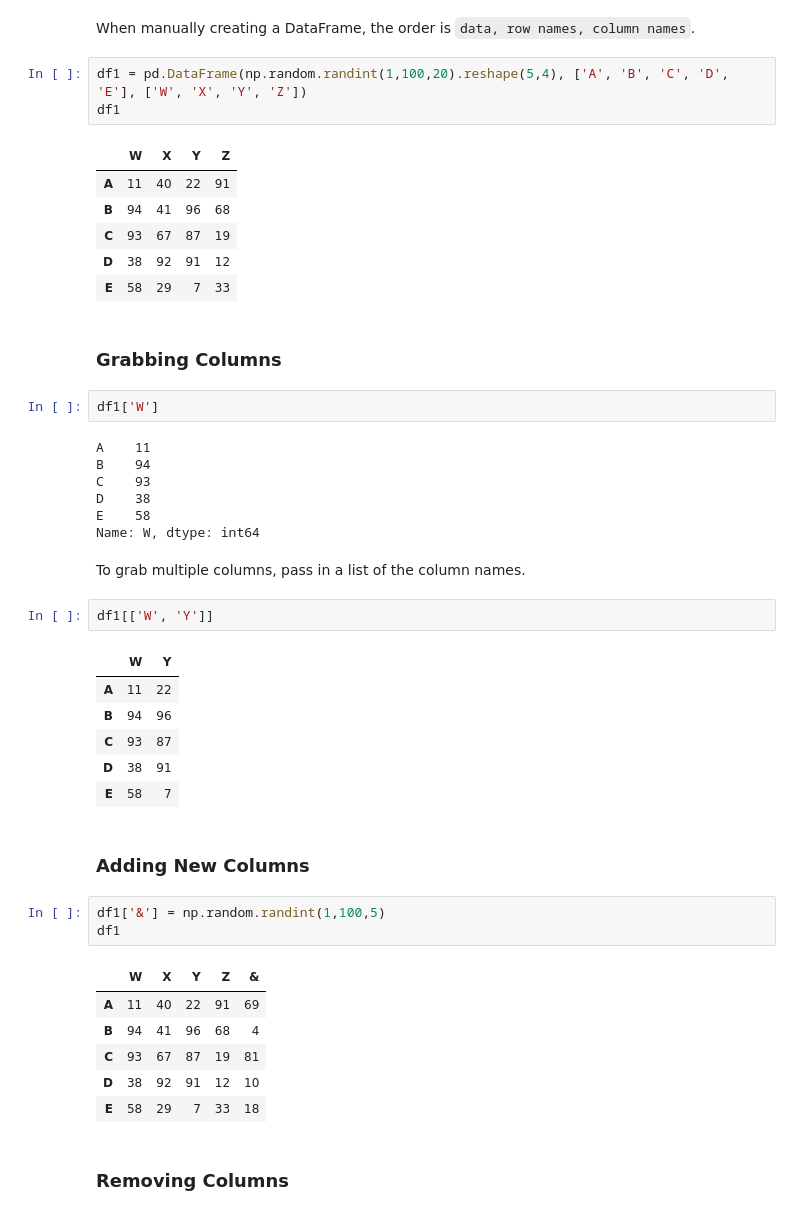
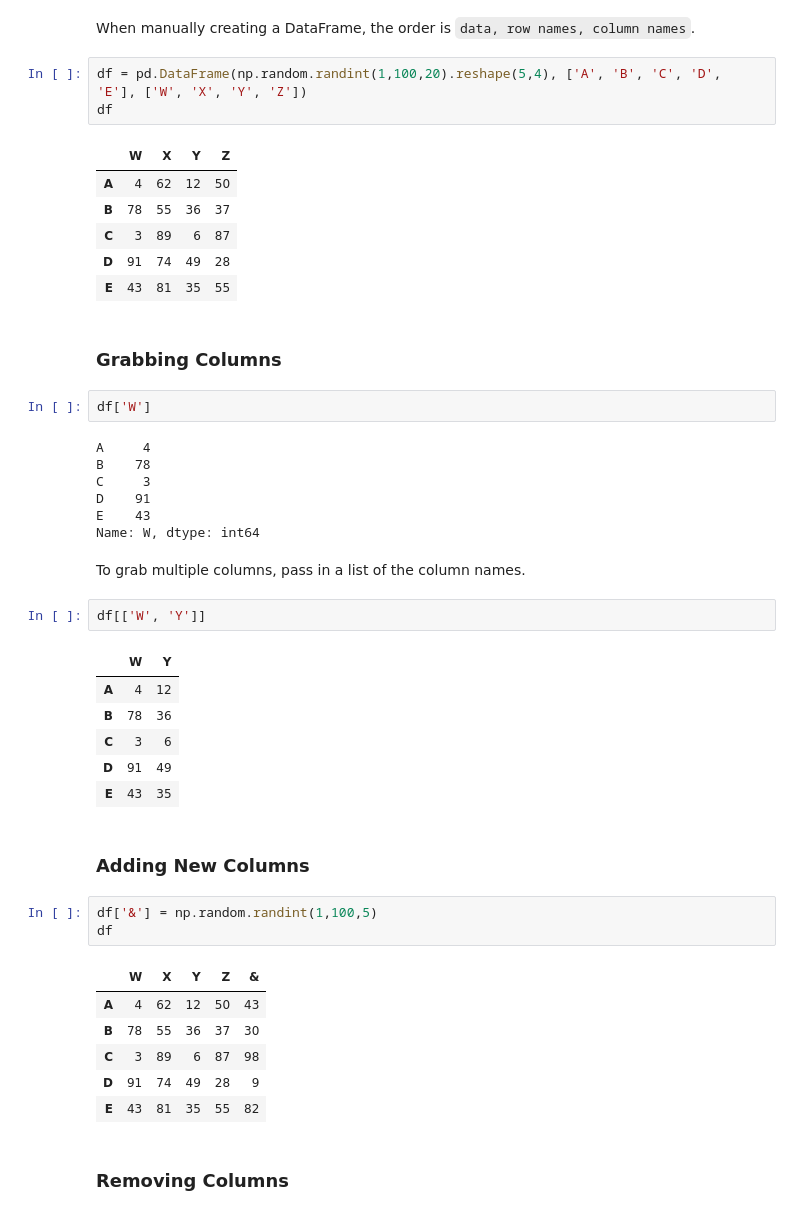
Before and after one commit to alan-lam/Machine-Learning-Resources, a Jupyter notebook: Data Science.ipynb, the cells around one changed output. Cells and saved outputs as stored; diff of their text form.

Commit message:
update data science

```diff
--- a/Data Science.ipynb
+++ b/Data Science.ipynb
@@ -384,49 +384,49 @@ A DataFrame is a bunch of Series with shared indices.
 # %% [markdown]
 When manually creating a DataFrame, the order is `data, row names, column names`.
 # %%
-df1 = pd.DataFrame(np.random.randint(1,100,20).reshape(5,4), ['A', 'B', 'C', 'D', 'E'], ['W', 'X', 'Y', 'Z'])
-df1
+df = pd.DataFrame(np.random.randint(1,100,20).reshape(5,4), ['A', 'B', 'C', 'D', 'E'], ['W', 'X', 'Y', 'Z'])
+df
 # %% [output]
 |  | W | X | Y | Z |
-| A | 11 | 40 | 22 | 91 |
-| B | 94 | 41 | 96 | 68 |
-| C | 93 | 67 | 87 | 19 |
-| D | 38 | 92 | 91 | 12 |
-| E | 58 | 29 | 7 | 33 |
+| A | 4 | 62 | 12 | 50 |
+| B | 78 | 55 | 36 | 37 |
+| C | 3 | 89 | 6 | 87 |
+| D | 91 | 74 | 49 | 28 |
+| E | 43 | 81 | 35 | 55 |
 # %% [markdown]
 ### Grabbing Columns
 # %%
-df1['W']
+df['W']
 # %% [output]
-A    11
-B    94
-C    93
-D    38
-E    58
+A     4
+B    78
+C     3
+D    91
+E    43
 Name: W, dtype: int64
 # %% [markdown]
 To grab multiple columns, pass in a list of the column names.
 # %%
-df1[['W', 'Y']]
+df[['W', 'Y']]
 # %% [output]
 |  | W | Y |
-| A | 11 | 22 |
-| B | 94 | 96 |
-| C | 93 | 87 |
-| D | 38 | 91 |
-| E | 58 | 7 |
+| A | 4 | 12 |
+| B | 78 | 36 |
+| C | 3 | 6 |
+| D | 91 | 49 |
+| E | 43 | 35 |
 # %% [markdown]
 ### Adding New Columns
 # %%
-df1['&'] = np.random.randint(1,100,5)
-df1
+df['&'] = np.random.randint(1,100,5)
+df
 # %% [output]
 |  | W | X | Y | Z | & |
-| A | 11 | 40 | 22 | 91 | 69 |
-| B | 94 | 41 | 96 | 68 | 4 |
-| C | 93 | 67 | 87 | 19 | 81 |
-| D | 38 | 92 | 91 | 12 | 10 |
-| E | 58 | 29 | 7 | 33 | 18 |
+| A | 4 | 62 | 12 | 50 | 43 |
+| B | 78 | 55 | 36 | 37 | 30 |
+| C | 3 | 89 | 6 | 87 | 98 |
+| D | 91 | 74 | 49 | 28 | 9 |
+| E | 43 | 81 | 35 | 55 | 82 |
 # %% [markdown]
 ### Removing Columns
 # %%
```
Also changed, not shown: parts of 26 cells of this notebook.
